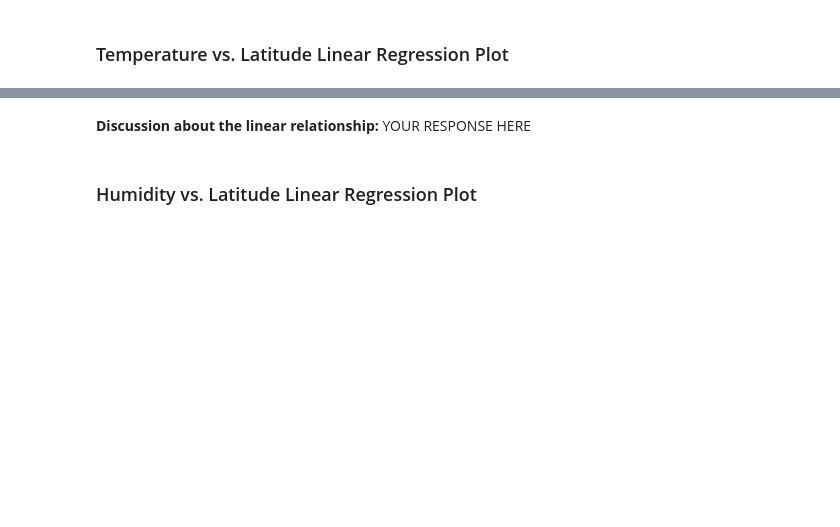
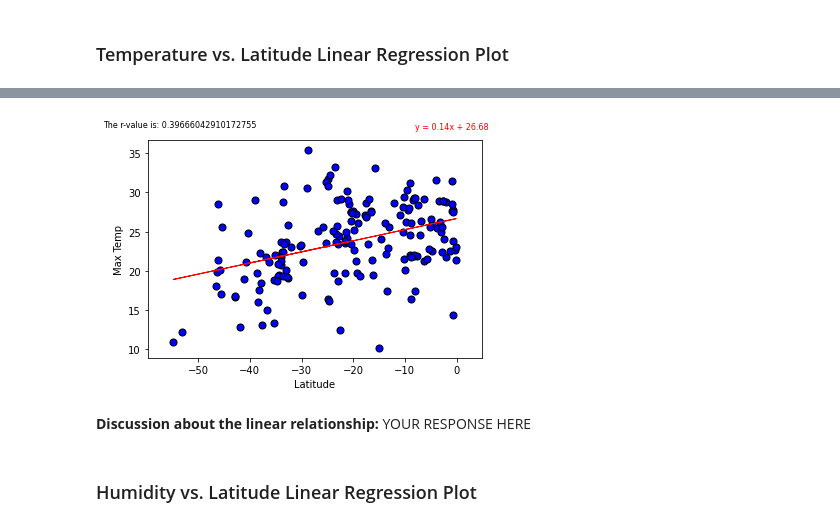
Before and after one commit to JoshMBell/python-api-challenge, a Jupyter notebook: WeatherPy/WeatherPy.ipynb, the cells around one changed output, grey strips where cells are left out. Saved outputs shown, nothing was run; the diff lists cells and outputs as text; code cells hidden in the pictures; blank space fills up the shorter version.

```diff
--- a/WeatherPy/WeatherPy.ipynb
+++ b/WeatherPy/WeatherPy.ipynb
@@ -271,6 +288,5 @@ northern_hemi_df.head()
 # %%
 # Create a DataFrame with the Southern Hemisphere data (Latitude < 0)
-# YOUR CODE HERE
+southern_hemi_df = city_data_df.query('Lat <= 0')
 
-# Display sample data
 southern_hemi_df.head()
@@ -282,6 +309,9 @@ southern_hemi_df.head()
 # %%
 # Linear regression on Southern Hemisphere
-# YOUR CODE HERE
+y_variable = 'Max Temp'
+create_plot(southern_hemi_df, y_variable)
+# %% [output]
+[figure, added]
 # %% [markdown]
 **Discussion about the linear relationship:** YOUR RESPONSE HERE
 # %% [markdown]
```
Also changed, not shown: parts of 34 cells of this notebook.
